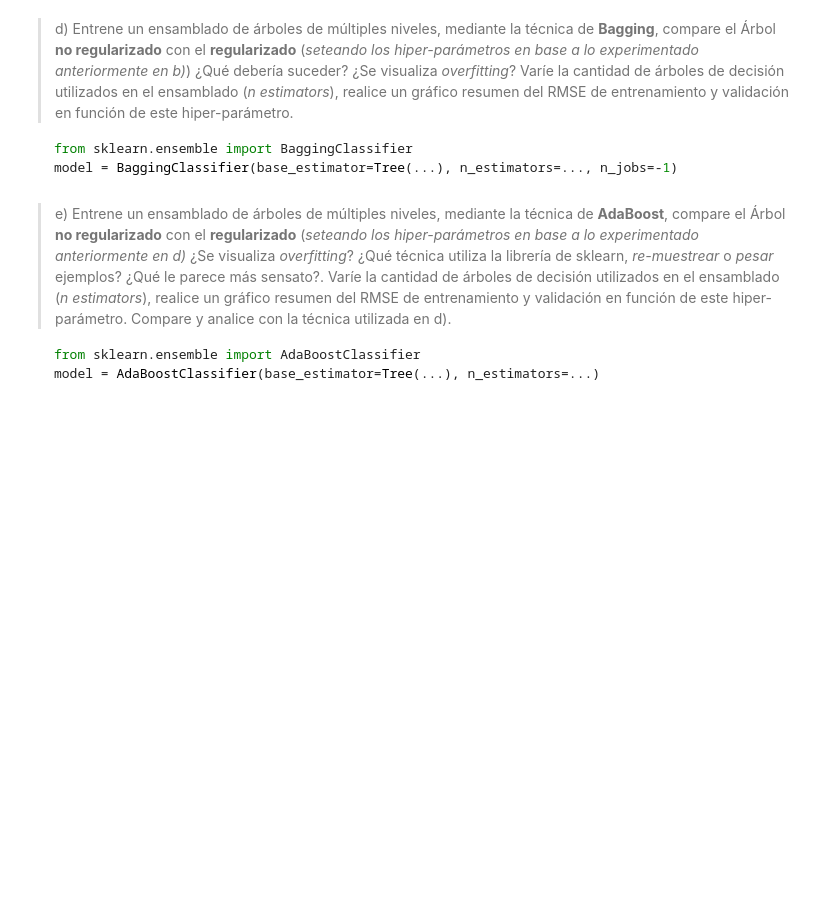
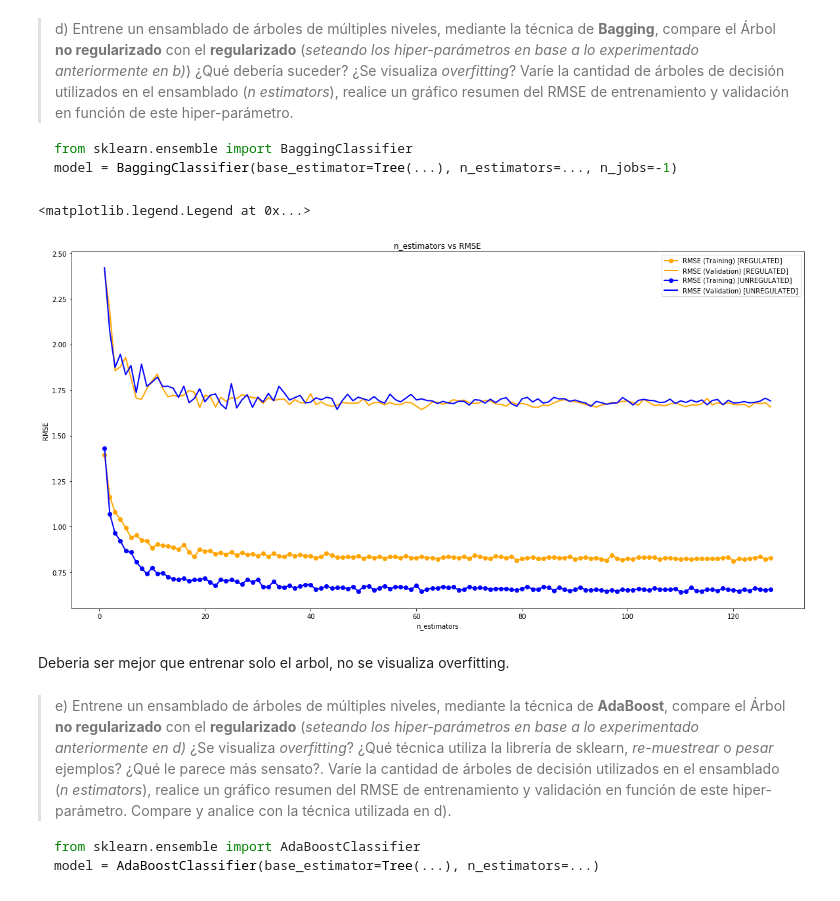
Before and after one commit to cristiancs/ML-TAREA3, a Jupyter notebook: Enunciado.ipynb, the cells around one changed output. Cells and saved outputs as stored; diff of their text form; code cells hidden in the pictures; blank space fills up the shorter version.

````diff
--- a/Enunciado.ipynb
+++ b/Enunciado.ipynb
@@ -312,6 +318,57 @@ plt.show()
 from sklearn.ensemble import BaggingClassifier
 model = BaggingClassifier(base_estimator=Tree(...), n_estimators=..., n_jobs=-1)
 ```
+# %%
+from sklearn.ensemble import BaggingRegressor
+
+import pandas
+
+accuracys_train = []
+accuracys_val  = []
+accuracys_train_unr = []
+accuracys_val_unr  = []
+
+
+for x in range(1,128):
+    model_reg = BaggingRegressor(base_estimator=Tree(max_depth=10), n_estimators=x, n_jobs=-1)
+    model_reg.fit(X_train,y_train)
+
+    model_unregulated = BaggingRegressor(base_estimator=Tree(), n_estimators=x, n_jobs=-1)
+    model_unregulated.fit(X_train,y_train)
+
+
+    y_train_hat = model_reg.predict(X_train)
+    accuracys_train.append((x,RMSE(y_train,y_train_hat)))
+    y_val_hat = model_reg.predict(X_val)
+    accuracys_val.append((x,RMSE(y_val,y_val_hat)))
+
+    y_train_hat = model_unregulated.predict(X_train)
+    accuracys_train_unr.append((x,RMSE(y_train,y_train_hat)))
+    y_val_hat = model_unregulated.predict(X_val)
+    accuracys_val_unr.append((x,RMSE(y_val,y_val_hat)))
+
+
+df_accuracys_train = pandas.DataFrame(accuracys_train, columns=["n_estimators", "RMSE (Training) [REGULATED]"])
+df_accuracys_val = pandas.DataFrame(accuracys_val, columns=["n_estimators", "RMSE (Validation) [REGULATED]"])
+df_accuracys_train_unr = pandas.DataFrame(accuracys_train_unr, columns=["n_estimators", "RMSE (Training) [UNREGULATED]"])
+df_accuracys_val_unr = pandas.DataFrame(accuracys_val_unr, columns=["n_estimators", "RMSE (Validation) [UNREGULATED]"])
+
+plt.plot( 'n_estimators', 'RMSE (Training) [REGULATED]', data=df_accuracys_train, marker='o', color='orange', linewidth=2)
+plt.plot( 'n_estimators', 'RMSE (Validation) [REGULATED]', data=df_accuracys_val, marker='', color='orange', linewidth=2)
+
+plt.plot( 'n_estimators', 'RMSE (Training) [UNREGULATED]', data=df_accuracys_train_unr, marker='o', color='blue', linewidth=2)
+plt.plot( 'n_estimators', 'RMSE (Validation) [UNREGULATED]', data=df_accuracys_val_unr, marker='', color='blue', linewidth=2)
+
+
+plt.title('n_estimators vs RMSE')
+plt.ylabel('RMSE')
+plt.xlabel('n_estimators')
+plt.legend()
+# %% [output]
+<matplotlib.legend.Legend at 0x...>
+[figure, added]
+# %% [markdown]
+Deberia ser mejor que entrenar solo el arbol, no se visualiza overfitting.
 # %% [markdown]
 > e) Entrene un ensamblado de árboles de múltiples niveles, mediante la técnica de **AdaBoost**, compare el Árbol **no regularizado** con el **regularizado** (*seteando los hiper-parámetros en base a lo experimentado anteriormente en d)* ¿Se visualiza *overfitting*? ¿Qué técnica utiliza la librería de sklearn, *re-muestrear* o *pesar* ejemplos? ¿Qué le parece más sensato?. Varíe la cantidad de árboles de decisión utilizados en el ensamblado (*n estimators*), realice un gráfico resumen del RMSE de entrenamiento y validación en función de este hiper-parámetro. Compare y analice con la técnica utilizada en d).
 ```python
````
Also changed, not shown: parts of 27 cells of this notebook.
